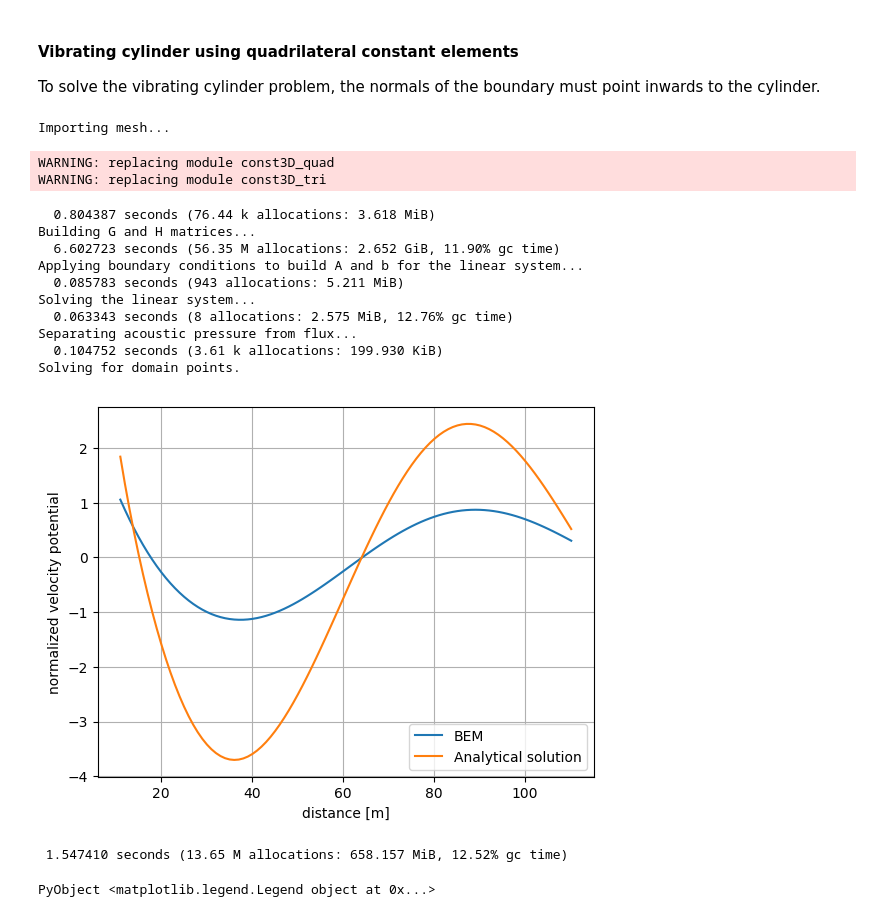
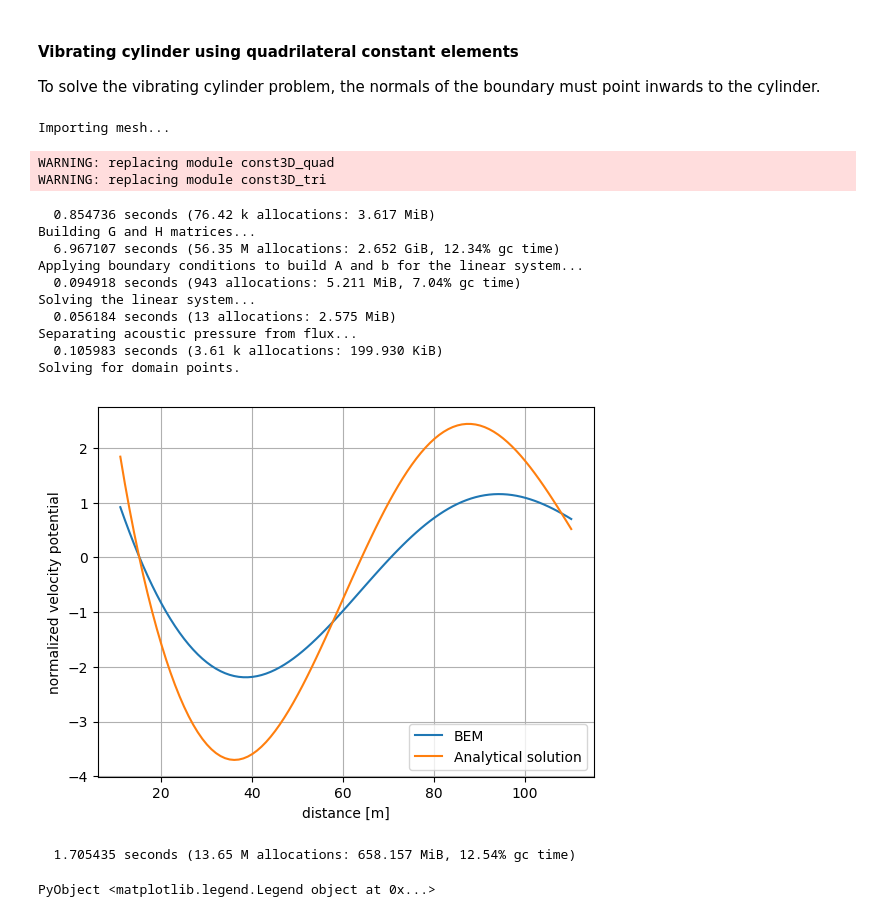
Before and after one commit to alvarocafe/BB, a Jupyter notebook: docs/note_BEM.ipynb, the cells around one changed output. Saved outputs shown, nothing was run; the diff lists cells and outputs as text; code cells hidden in the pictures.

```diff
--- a/docs/note_BEM.ipynb
+++ b/docs/note_BEM.ipynb
@@ -206,44 +207,44 @@ n_pint = 100
 PONTOS_int = zeros(n_pint,4)
 dx = 10.1
 dy = 10.1
-dz = 10
+dz = 50
 passo = 1
 phi_analytical = complex(zeros(size(PONTOS_int,1),1));
 for i = 1:n_pint  # Para n_pint pontos internos
   PONTOS_int[i,:] = [i  dx+i*passo dy dz]
   bh1 = SpecialFunctions.besselh(1,2,(k)*raio);
   bh0 = SpecialFunctions.besselh(0,2,(k)*PONTOS_int[i,2]);
   phi_analytical[i,1] = (1/k).*(bh0./bh1);		#solucao anali­tica pela separacao de variaveis em coordenadas cilindricas da equacao de Helmholtz
 end
 # The boundary conditions are specified for each face of the boundary.
 BCFace = [1 1 0 # This new BCFace will impose a non null Neumann boundary condition to face 4
           2 1 1
           3 1 1
           4 1 0] # This will act like a piston in the end of the cylinder so that the cavity is perturbed
 #Now, the problem can be solved.
 u,q,uint,qint = BEM_base("../dados/cylinder_out_tri_v.msh",PONTOS_int,BCFace,k,"wave");
 
 plot(PONTOS_int[:,2],real(uint),label="BEM")
 xlabel("distance [m]")
 ylabel("normalized velocity potential")
 grid(1)
 hold(1)
 plot(PONTOS_int[:,2],real(phi_analytical),label="Analytical solution")
 legend()
 # %% [output]
 Importing mesh...
 WARNING: replacing module const3D_quad
 WARNING: replacing module const3D_tri
-  0.804387 seconds (76.44 k allocations: 3.618 MiB)
+  0.854736 seconds (76.42 k allocations: 3.617 MiB)
 Building G and H matrices...
-  6.602723 seconds (56.35 M allocations: 2.652 GiB, 11.90% gc time)
+  6.967107 seconds (56.35 M allocations: 2.652 GiB, 12.34% gc time)
 Applying boundary conditions to build A and b for the linear system...
-  0.085783 seconds (943 allocations: 5.211 MiB)
+  0.094918 seconds (943 allocations: 5.211 MiB, 7.04% gc time)
 Solving the linear system...
-  0.063343 seconds (8 allocations: 2.575 MiB, 12.76% gc time)
+  0.056184 seconds (13 allocations: 2.575 MiB)
 Separating acoustic pressure from flux...
-  0.104752 seconds (3.61 k allocations: 199.930 KiB)
+  0.105983 seconds (3.61 k allocations: 199.930 KiB)
 Solving for domain points.
-[figure, old version]
+[figure, new version]
- 1.547410 seconds (13.65 M allocations: 658.157 MiB, 12.52% gc time)
+  1.705435 seconds (13.65 M allocations: 658.157 MiB, 12.54% gc time)
 PyObject <matplotlib.legend.Legend object at 0x...>
```
Also changed, not shown: parts of 3 cells of this notebook, 3 other files.
